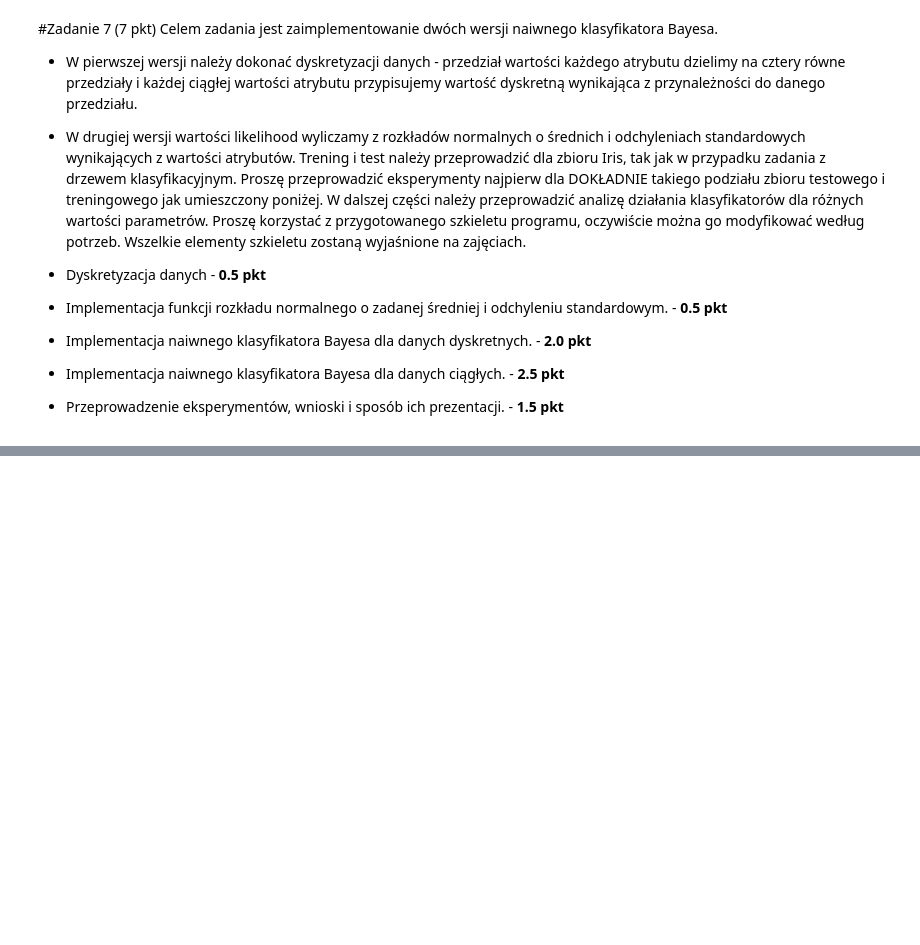
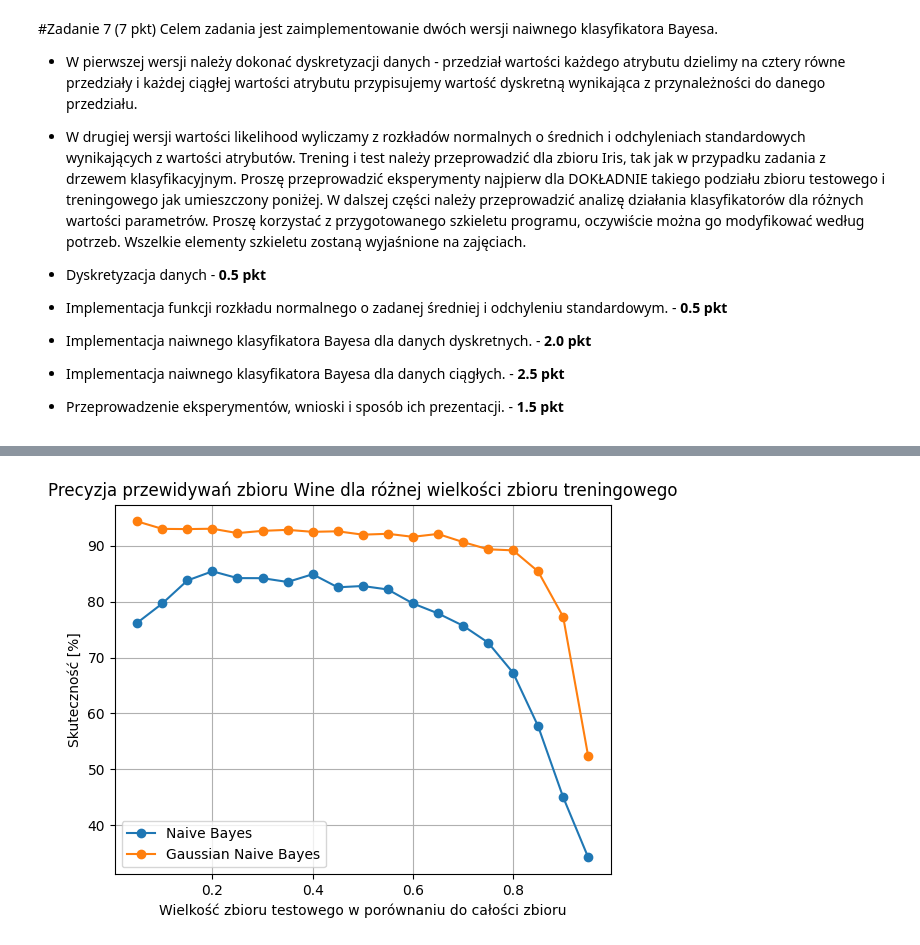
Before and after one commit to VisteK528/WSI, a Jupyter notebook: Exercise7/Zadanie_7.ipynb, the cells around one changed output, grey strips where cells are left out. Cells and saved outputs as stored; diff of their text form; code cells hidden in the pictures; blank space fills up the shorter version.

```diff
--- a/Exercise7/Zadanie_7.ipynb
+++ b/Exercise7/Zadanie_7.ipynb
@@ -202,0 +256,4 @@ Accuracy: 93.33%
+# %%
+generate_plot(x_wine, y_wine, tries=100, dataset="Wine")
+# %% [output]
+[figure, added]
```
Also changed, not shown: parts of 24 cells of this notebook, 1 other file.
